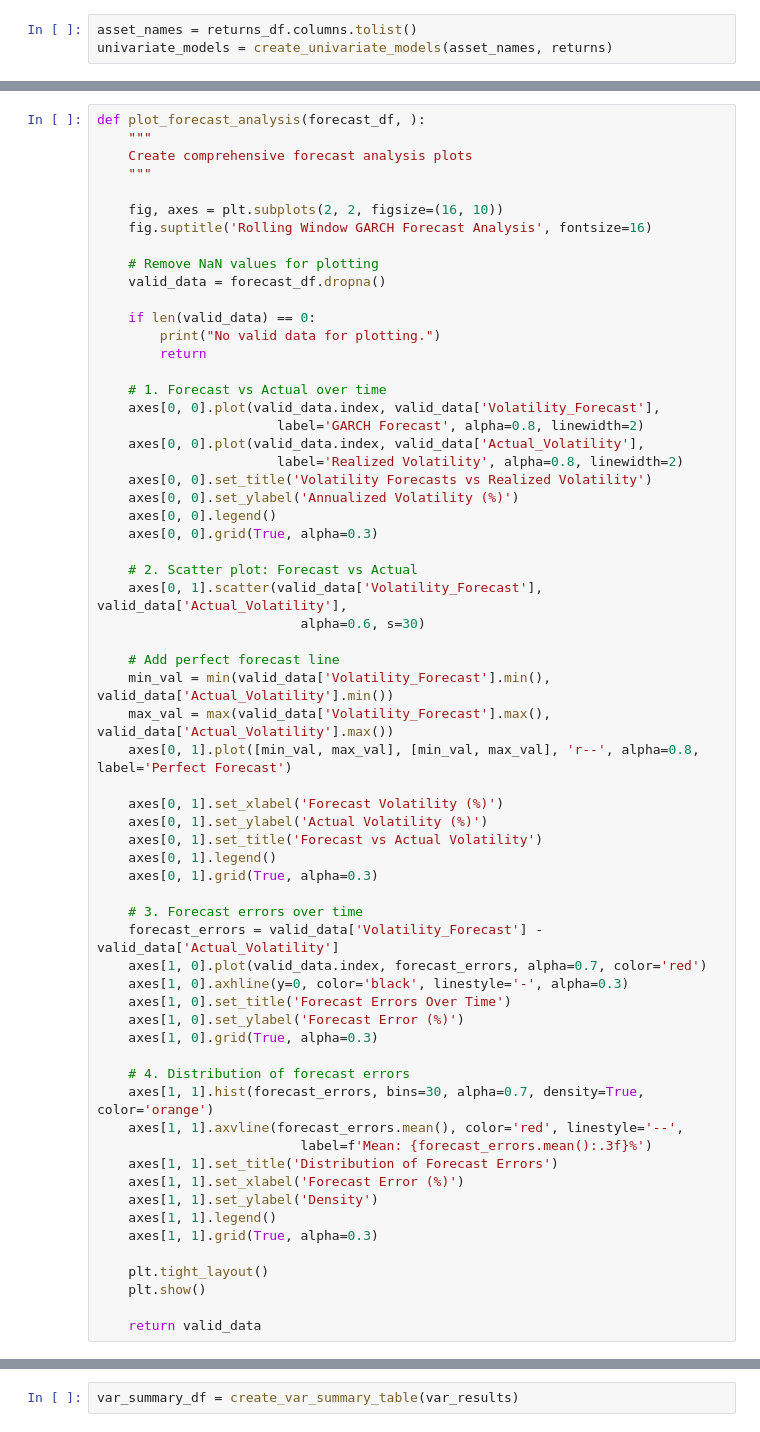
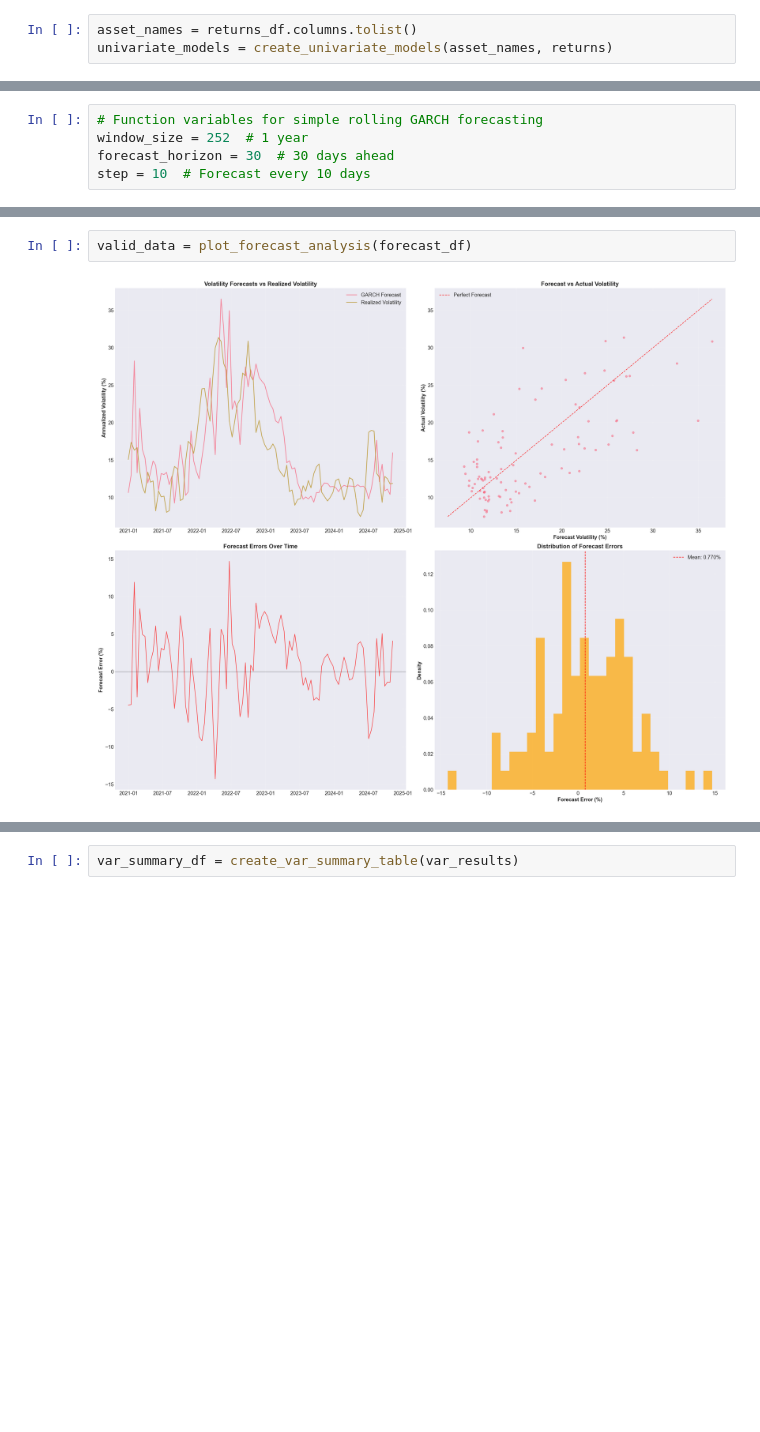
Before and after one commit to imoore99/GARCH, a Jupyter notebook: GARCH.ipynb, the cells around one changed output, grey strips where cells are left out. Saved outputs shown, nothing was run; the diff lists cells and outputs as text; blank space fills up the shorter version.

```diff
--- a/GARCH.ipynb
+++ b/GARCH.ipynb
@@ -687,0 +1377,5 @@ SECTION 5: ROLLING WINDOW FORECASTING
+# %%
+# Function variables for simple rolling GARCH forecasting
+window_size = 252  # 1 year
+forecast_horizon = 30  # 30 days ahead
+step = 10  # Forecast every 10 days
@@ -798,63 +1406,4 @@ def evaluate_forecast_accuracy(returns, forecast_df):
 # %%
-def plot_forecast_analysis(forecast_df, ):
-    """
-    Create comprehensive forecast analysis plots
-    """
-
-    fig, axes = plt.subplots(2, 2, figsize=(16, 10))
-    fig.suptitle('Rolling Window GARCH Forecast Analysis', fontsize=16)
-
-    # Remove NaN values for plotting
-    valid_data = forecast_df.dropna()
-
-    if len(valid_data) == 0:
-        print("No valid data for plotting.")
-        return
-
-    # 1. Forecast vs Actual over time
-    axes[0, 0].plot(valid_data.index, valid_data['Volatility_Forecast'],
-                       label='GARCH Forecast', alpha=0.8, linewidth=2)
-    axes[0, 0].plot(valid_data.index, valid_data['Actual_Volatility'],
-                       label='Realized Volatility', alpha=0.8, linewidth=2)
-    axes[0, 0].set_title('Volatility Forecasts vs Realized Volatility')
-    axes[0, 0].set_ylabel('Annualized Volatility (%)')
-    axes[0, 0].legend()
-    axes[0, 0].grid(True, alpha=0.3)
-
-    # 2. Scatter plot: Forecast vs Actual
-    axes[0, 1].scatter(valid_data['Volatility_Forecast'], valid_data['Actual_Volatility'],
-                          alpha=0.6, s=30)
-
-    # Add perfect forecast line
-    min_val = min(valid_data['Volatility_Forecast'].min(), valid_data['Actual_Volatility'].min())
-    max_val = max(valid_data['Volatility_Forecast'].max(), valid_data['Actual_Volatility'].max())
-    axes[0, 1].plot([min_val, max_val], [min_val, max_val], 'r--', alpha=0.8, label='Perfect Forecast')
-
-    axes[0, 1].set_xlabel('Forecast Volatility (%)')
-    axes[0, 1].set_ylabel('Actual Volatility (%)')
-    axes[0, 1].set_title('Forecast vs Actual Volatility')
-    axes[0, 1].legend()
-    axes[0, 1].grid(True, alpha=0.3)
-
-    # 3. Forecast errors over time
-    forecast_errors = valid_data['Volatility_Forecast'] - valid_data['Actual_Volatility']
-    axes[1, 0].plot(valid_data.index, forecast_errors, alpha=0.7, color='red')
-    axes[1, 0].axhline(y=0, color='black', linestyle='-', alpha=0.3)
-    axes[1, 0].set_title('Forecast Errors Over Time')
-    axes[1, 0].set_ylabel('Forecast Error (%)')
-    axes[1, 0].grid(True, alpha=0.3)
-
-    # 4. Distribution of forecast errors
-    axes[1, 1].hist(forecast_errors, bins=30, alpha=0.7, density=True, color='orange')
-    axes[1, 1].axvline(forecast_errors.mean(), color='red', linestyle='--',
-                          label=f'Mean: {forecast_errors.mean():.3f}%')
-    axes[1, 1].set_title('Distribution of Forecast Errors')
-    axes[1, 1].set_xlabel('Forecast Error (%)')
-    axes[1, 1].set_ylabel('Density')
-    axes[1, 1].legend()
-    axes[1, 1].grid(True, alpha=0.3)
-
-    plt.tight_layout()
-    plt.show()
-
-    return valid_data
+valid_data = plot_forecast_analysis(forecast_df)
+# %% [output]
+[figure, added]
```
Also changed, not shown: parts of 90 cells of this notebook, 4 other files.
